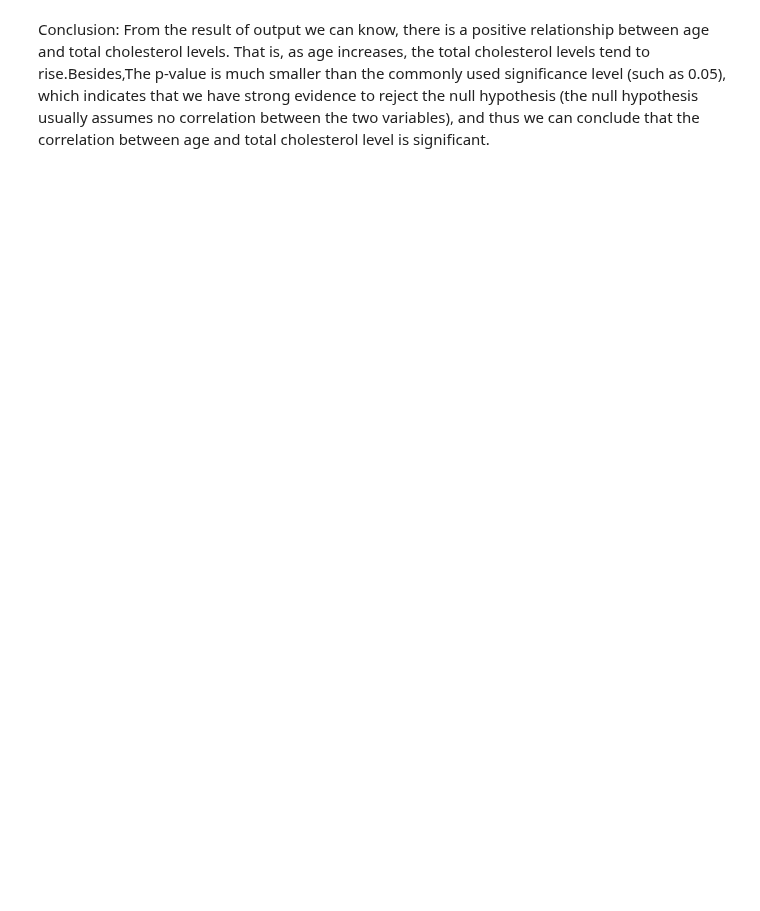
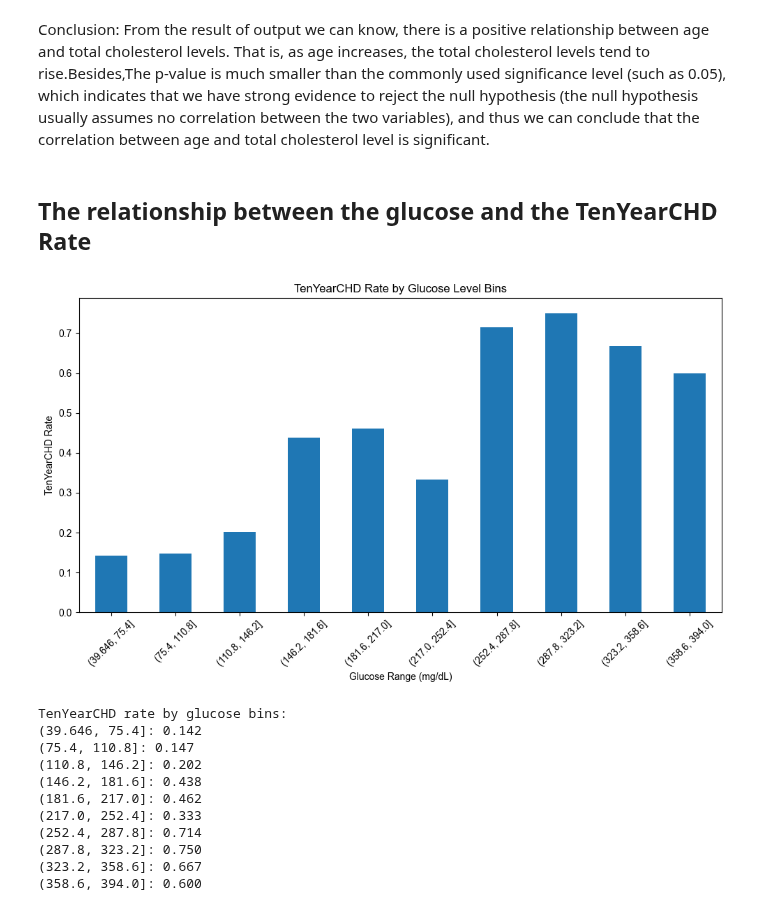
Before and after one commit to xuyihaowwa123/CHD_data_analysis2, a Jupyter notebook: CHD_data_analysis.ipynb, the cells around one changed output. Cells and saved outputs as stored; diff of their text form; code cells hidden in the pictures; blank space fills up the shorter version.

```diff
--- a/CHD_data_analysis.ipynb
+++ b/CHD_data_analysis.ipynb
@@ -535,2 +533,36 @@ The Pearson correlation coefficient between age and total cholesterol level: 0.2
 # %% [markdown]
 Conclusion: From the result of output we can know, there is a positive relationship between age and total cholesterol levels. That is, as age increases, the total cholesterol levels tend to rise.Besides,The p-value is much smaller than the commonly used significance level (such as 0.05), which indicates that we have strong evidence to reject the null hypothesis (the null hypothesis usually assumes no correlation between the two variables), and thus we can conclude that the correlation between age and total cholesterol level is significant.
+# %% [markdown]
+## The relationship between the glucose and the TenYearCHD Rate
+# %%
+# Bin glucose into categories and calculate CHD rate for each bin
+df_filled['glucose_bin'] = pd.cut(df_filled['glucose'], bins=10)
+chd_rate_by_glucose = df_filled.groupby('glucose_bin')['TenYearCHD'].mean()
+
+# Plot
+plt.figure(figsize=(10, 6))
+chd_rate_by_glucose.plot(kind='bar')
+plt.title('TenYearCHD Rate by Glucose Level Bins')
+plt.xlabel('Glucose Range (mg/dL)')
+plt.ylabel('TenYearCHD Rate')
+plt.xticks(rotation=45)
+plt.tight_layout()
+plt.show()
+
+# Print the results
+print("TenYearCHD rate by glucose bins:")
+for bin_range, rate in chd_rate_by_glucose.items():
+    print(f"{bin_range}: {rate:.3f}")
+# %% [output]
+[figure, added]
+TenYearCHD rate by glucose bins:
+(39.646, 75.4]: 0.142
+(75.4, 110.8]: 0.147
+(110.8, 146.2]: 0.202
+(146.2, 181.6]: 0.438
+(181.6, 217.0]: 0.462
+(217.0, 252.4]: 0.333
+(252.4, 287.8]: 0.714
+(287.8, 323.2]: 0.750
+(323.2, 358.6]: 0.667
+(358.6, 394.0]: 0.600
```
Also changed, not shown: parts of 4 cells of this notebook.
